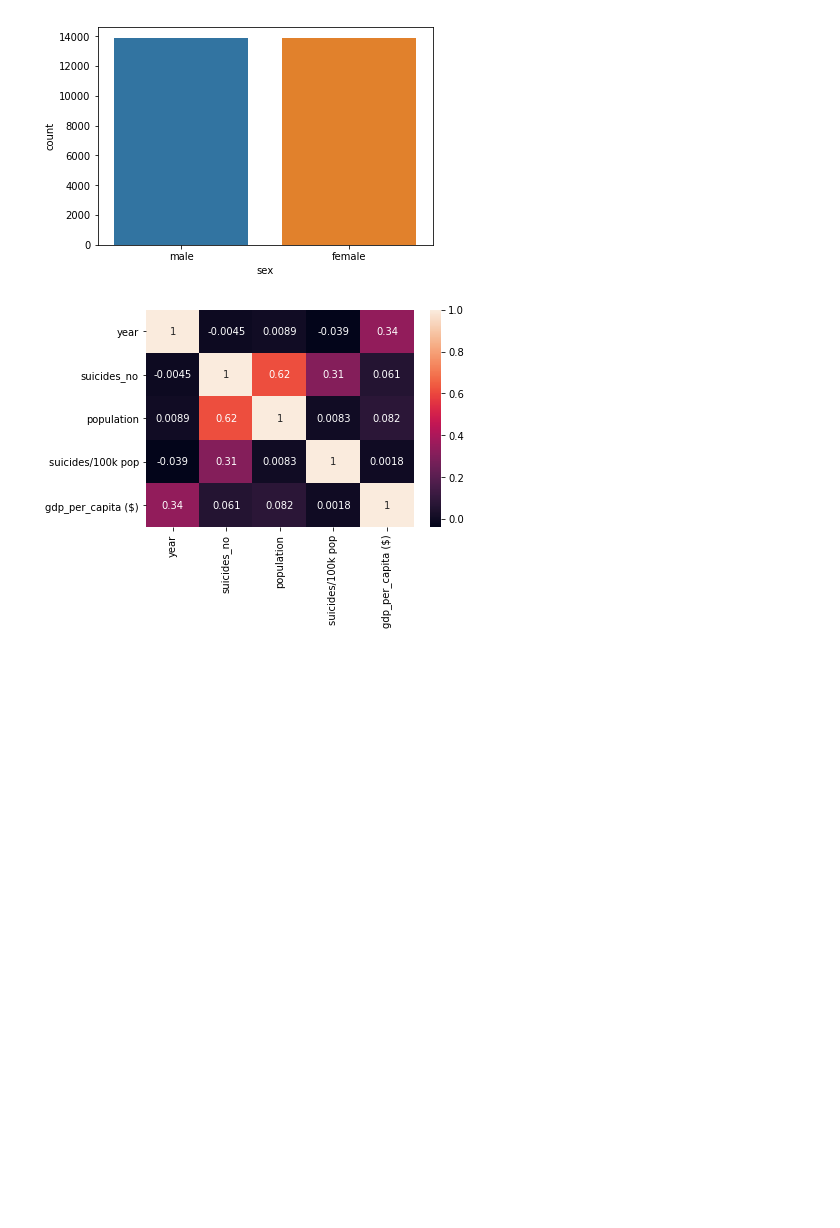
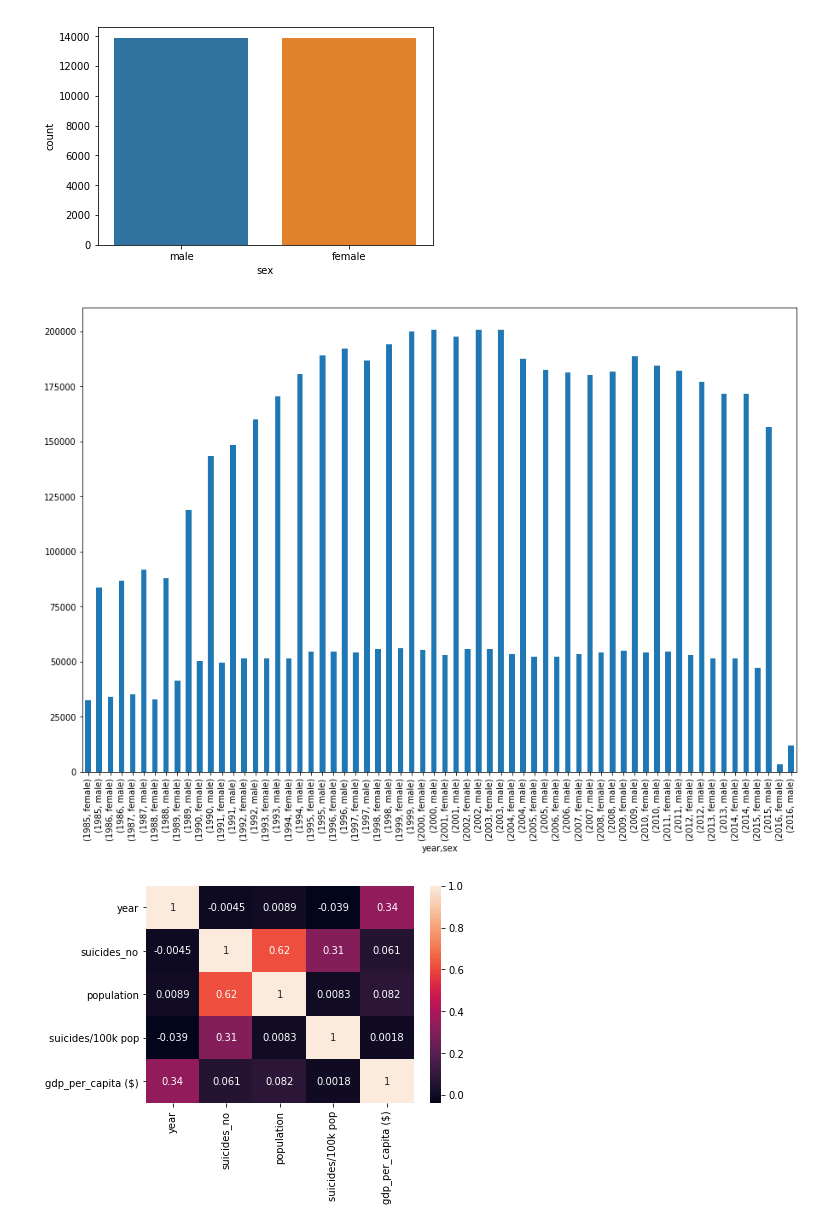
Before and after one commit to damikanye/capstone-project, a Jupyter notebook: Capstone project.ipynb, the cells around one changed output. Drawn from its saved outputs; the diff is of its cells as text; code cells hidden in the pictures; blank space fills up the shorter version.

```diff
--- a/Capstone project.ipynb
+++ b/Capstone project.ipynb
@@ -54,6 +95,14 @@ sns.countplot(df.sex)
 plt.show()
 # %% [output]
 [figure]
+# %%
+# Yearly plot of Male and Female Suicides
+plt.figure(figsize=(15,10))
+df.groupby(['year','sex']).suicides_no.sum().plot(kind = 'bar')
+
+plt.show()
+# %% [output]
+[figure, added]
 # %%
 #The features in the dataset
 _ = sns.heatmap(df.corr(), annot=True)
```
Also changed, not shown: parts of 8 cells of this notebook, 4 other files.
